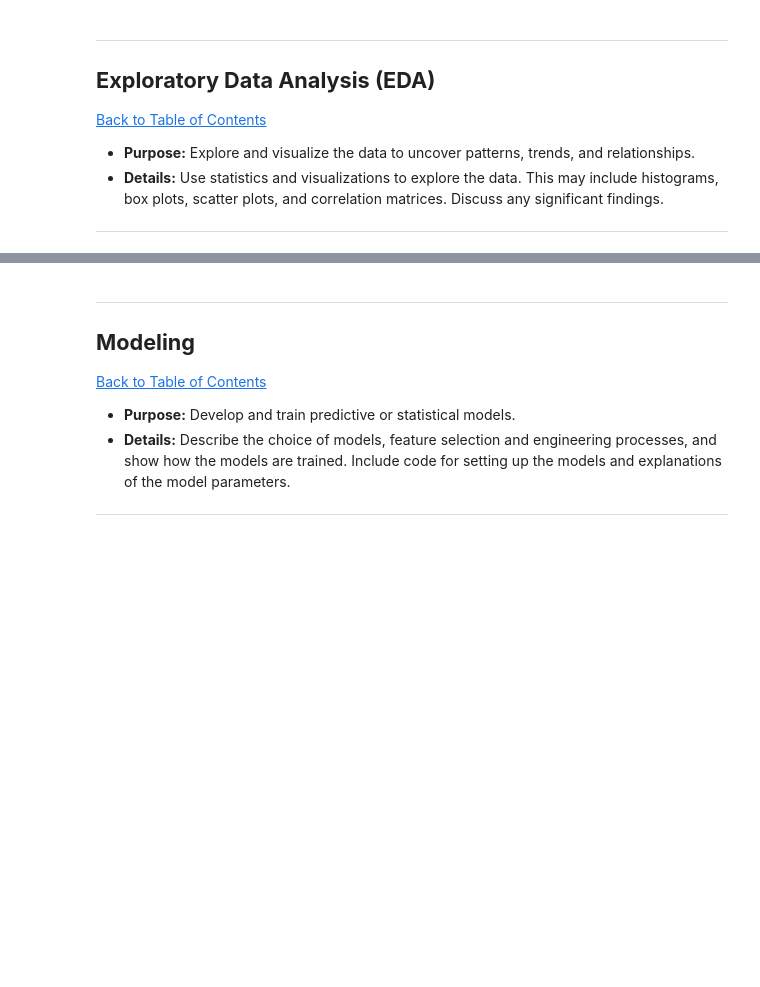
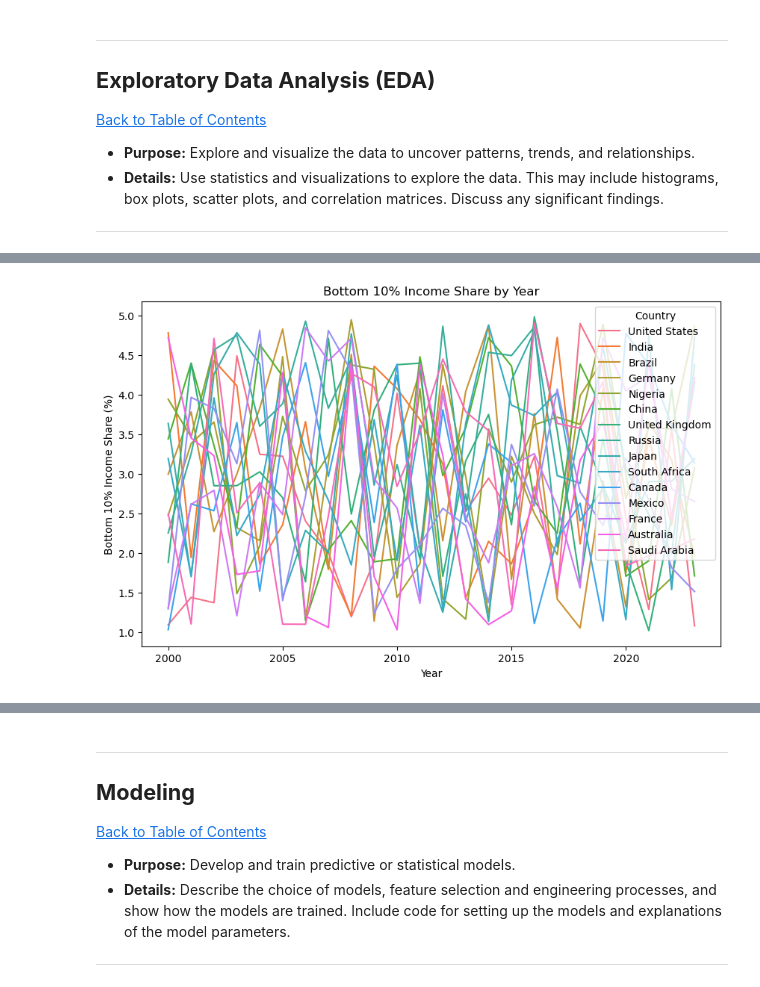
Before and after one commit to Lutho135/Global-Income-Inequality, a Jupyter notebook: QCTO---Workplace-Module-Notebook-Template-4571 Lutho.ipynb, the cells around one changed output, grey strips where cells are left out. Saved outputs shown, nothing was run; the diff lists cells and outputs as text; code cells hidden in the pictures; blank space fills up the shorter version.

```diff
--- a/QCTO---Workplace-Module-Notebook-Template-4571 Lutho.ipynb
+++ b/QCTO---Workplace-Module-Notebook-Template-4571 Lutho.ipynb
@@ -99,0 +272,10 @@
+# %%
+# Bottom 10% Income Share by Year
+plt.figure(figsize=(10, 6))
+sns.lineplot(data=df, x='Year', y='Bottom 10% Income Share (%)', hue='Country')
+plt.title('Bottom 10% Income Share by Year')
+plt.xlabel('Year')
+plt.ylabel('Bottom 10% Income Share (%)')
+plt.show()
+# %% [output]
+[figure, added]
```
Also changed, not shown: parts of 39 cells of this notebook.
